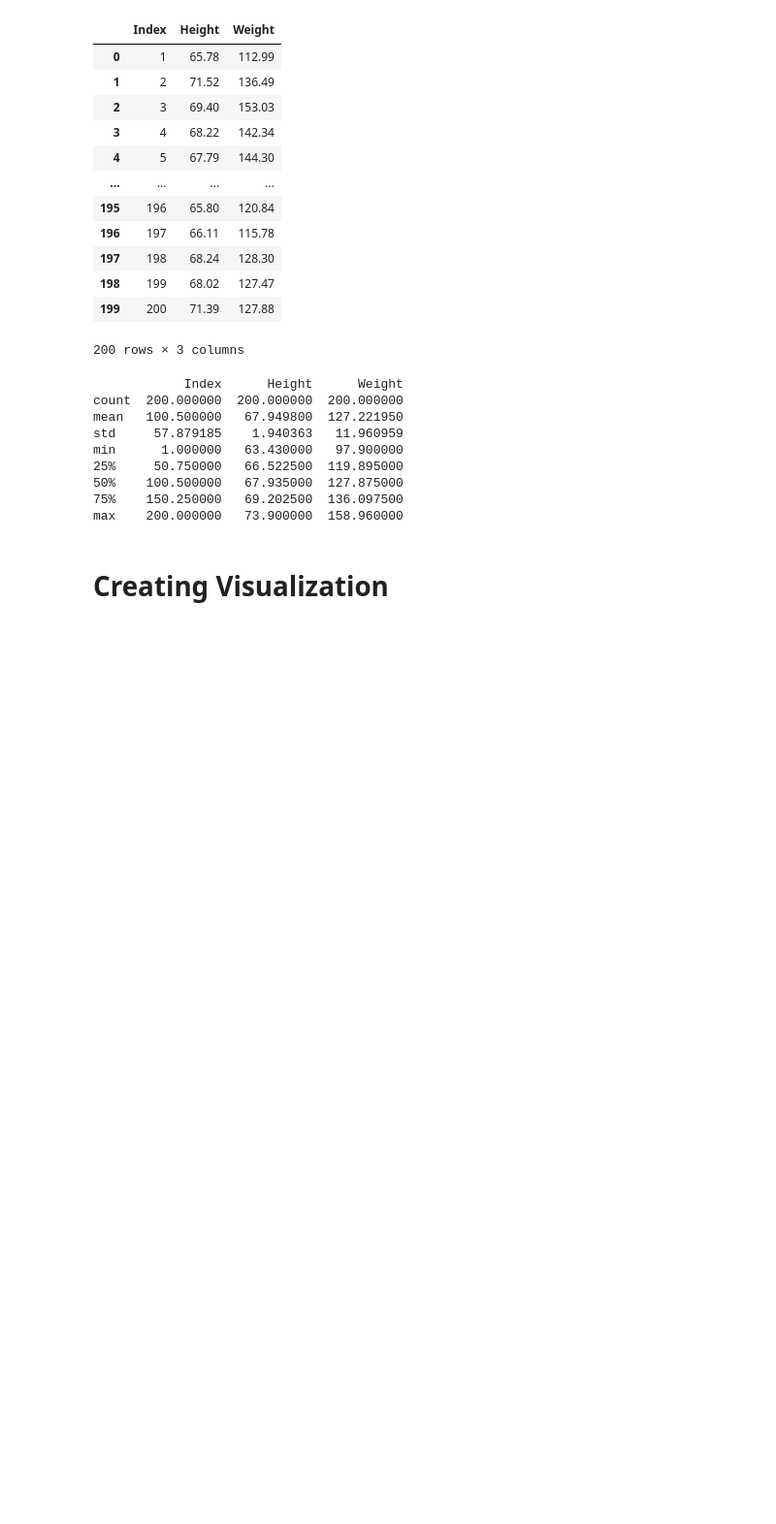
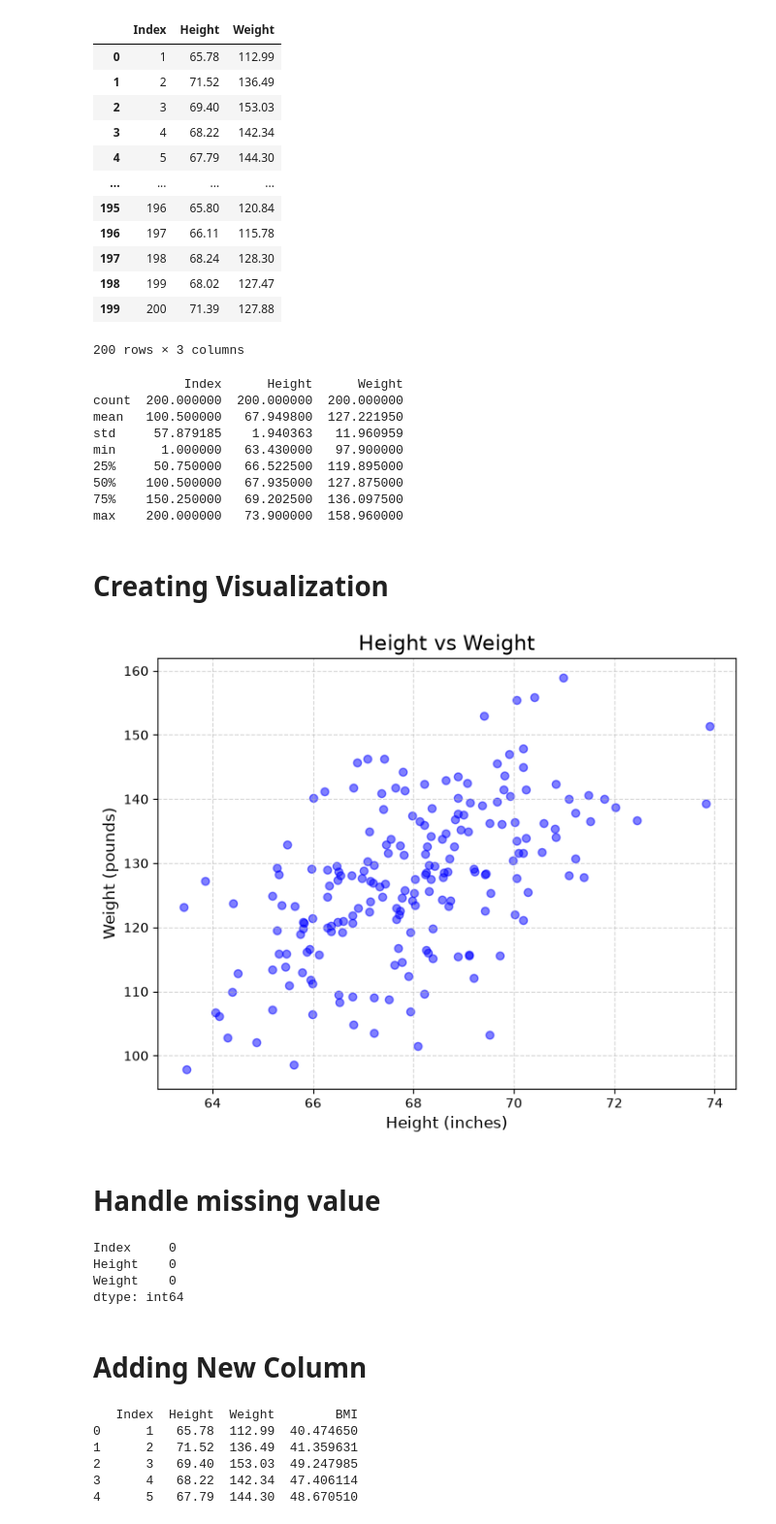
Before and after one commit to gursimranai/AI-ML-Journey, a Jupyter notebook: 12-Practice/ML/Other-Examples/Data-Cleaning/Example-1.ipynb, the cells around one changed output. Shown at 97% size. Cells and saved outputs as stored; diff of their text form; code cells hidden in the pictures; blank space fills up the shorter version.

```diff
--- a/12-Practice/ML/Other-Examples/Data-Cleaning/Example-1.ipynb
+++ b/12-Practice/ML/Other-Examples/Data-Cleaning/Example-1.ipynb
@@ -45,5 +45,14 @@ max    200.000000   73.900000  158.960000
 # Creating Visualization
 # %%
 # Scatter plot
-plt.figure(figsize=(6,8))
-plt.scatter(df["Height"],df["Weight"],linewidths=)
+plt.figure(figsize=(8,6))
+plt.scatter(df["Height"],df["Weight"],color='blue', alpha=0.5,)
+plt.title("Height vs Weight",fontsize=16)
+plt.xlabel("Height (inches)",fontsize=12)
+plt.ylabel("Weight (pounds)",fontsize=12)
+plt.grid(True, linestyle='--', alpha=0.5)
+plt.show()
+# %% [output]
+[figure, added]
+# %% [markdown]
+# Handle missing value
@@ -49,0 +62,8 @@ plt.scatter(df["Height"],df["Weight"],linewidths=)
+# %%
+# Second Way to check for missing values and fill them with mean
+df.isnull().sum()
+# %% [output]
+Index     0
+Height    0
+Weight    0
+dtype: int64
@@ -49,0 +74,2 @@ plt.scatter(df["Height"],df["Weight"],linewidths=)
+# %% [markdown]
+# Adding New Column
@@ -49,0 +79,9 @@ plt.scatter(df["Height"],df["Weight"],linewidths=)
+# %%
+print(df.head())
+# %% [output]
+   Index  Height  Weight        BMI
+0      1   65.78  112.99  40.474650
+1      2   71.52  136.49  41.359631
+2      3   69.40  153.03  49.247985
+3      4   68.22  142.34  47.406114
+4      5   67.79  144.30  48.670510
```
Also changed, not shown: parts of 6 cells of this notebook, 1 other file.
